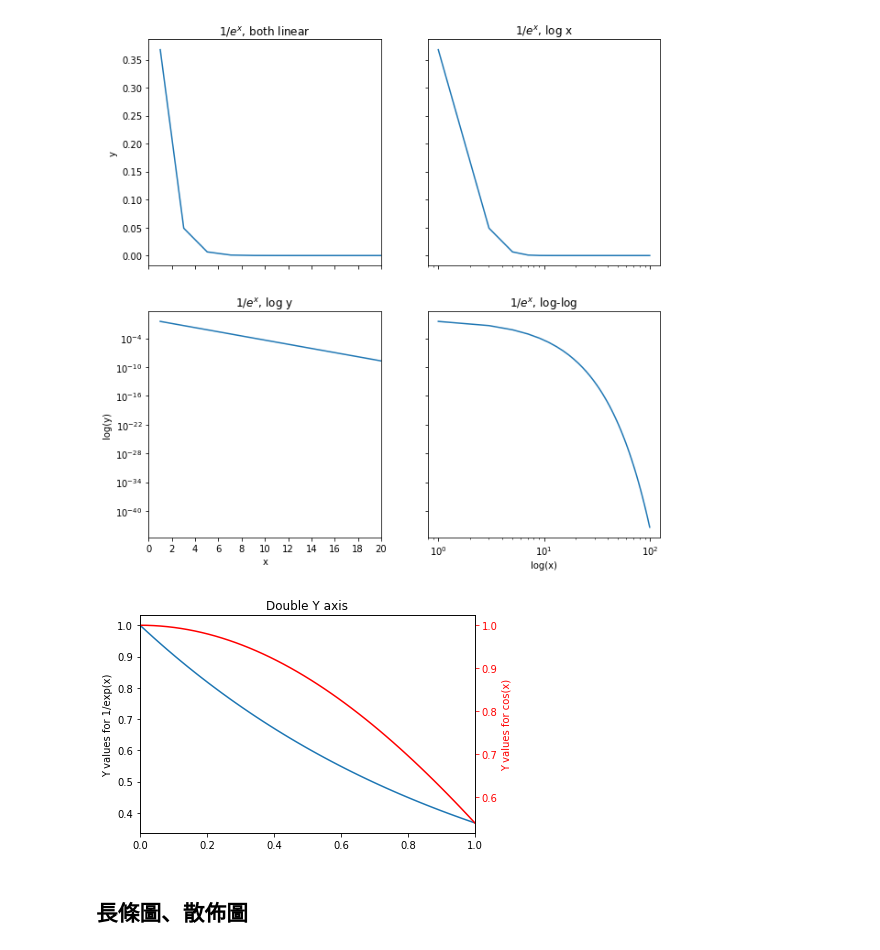
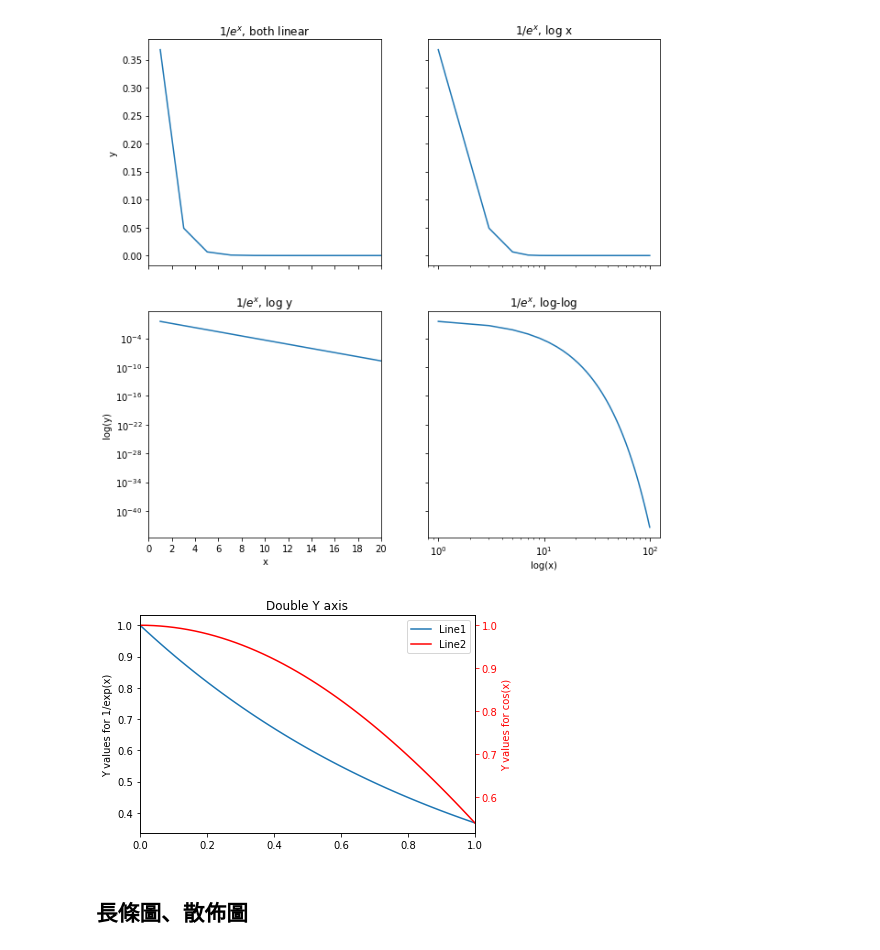
Before and after one commit to jasonluo-tw/py_MOPL, a Jupyter notebook: MOPL_pythoncourse_matplotlib.ipynb, the cells around one changed output. Cells and saved outputs as stored; diff of their text form; code cells hidden in the pictures.

Commit message:
Add legend codes in twinx line part in matplotlib

```diff
--- a/MOPL_pythoncourse_matplotlib.ipynb
+++ b/MOPL_pythoncourse_matplotlib.ipynb
@@ -242,27 +242,31 @@ plt.show()
 # %%
 ### 右側坐標軸
 
 x = np.linspace(0, 1)
 y1 = 1/np.exp(x)
 y2 = np.cos(x)
 
 fig = plt.figure()
 
 ax1 = fig.add_subplot(111)
-ax1.plot(x, y1)
+ln1 = ax1.plot(x, y1, label='Line1')
 ax1.set_ylabel('Y values for 1/exp(x)')
 ax1.set_title("Double Y axis")
 
 ax2 = ax1.twinx()  # this is the important function
-ax2.plot(x, y2, 'r')
+ln2 = ax2.plot(x, y2, 'r', label='Line2')
 ax2.set_xlim([0, 1])
 ax2.set_ylabel('Y values for cos(x)', color='red')
 ax2.tick_params(axis='y', colors='red')
 ax2.set_xlabel('Same X')
-
+## set legend
+lns = ln1 + ln2
+labs = [l.get_label() for l in lns]
+ax1.legend(lns, labs)
+##
 plt.show()
 # %% [output]
-[figure, old version]
+[figure, new version]
 # %% [markdown]
 ## 長條圖、散佈圖
 # %%
```
